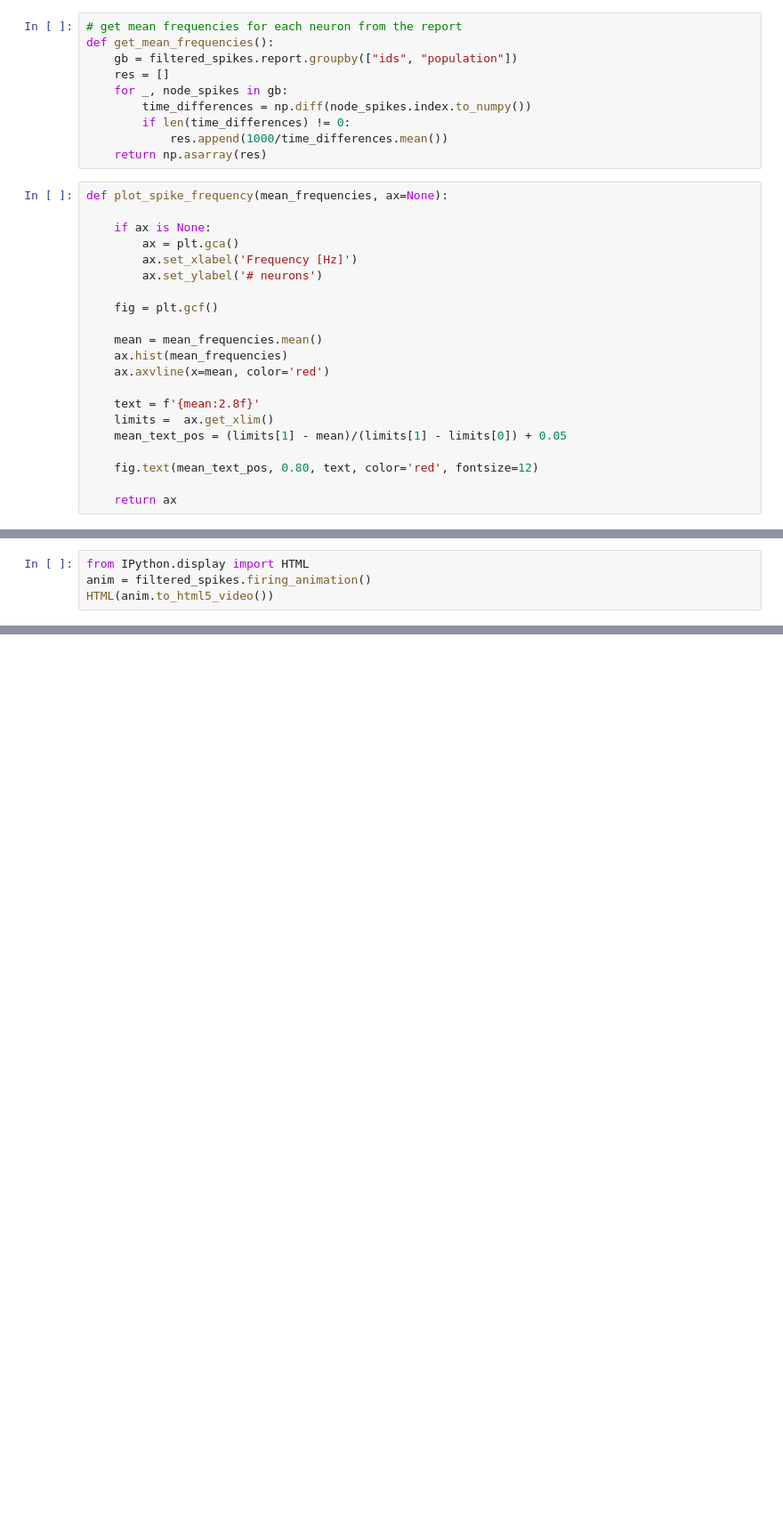
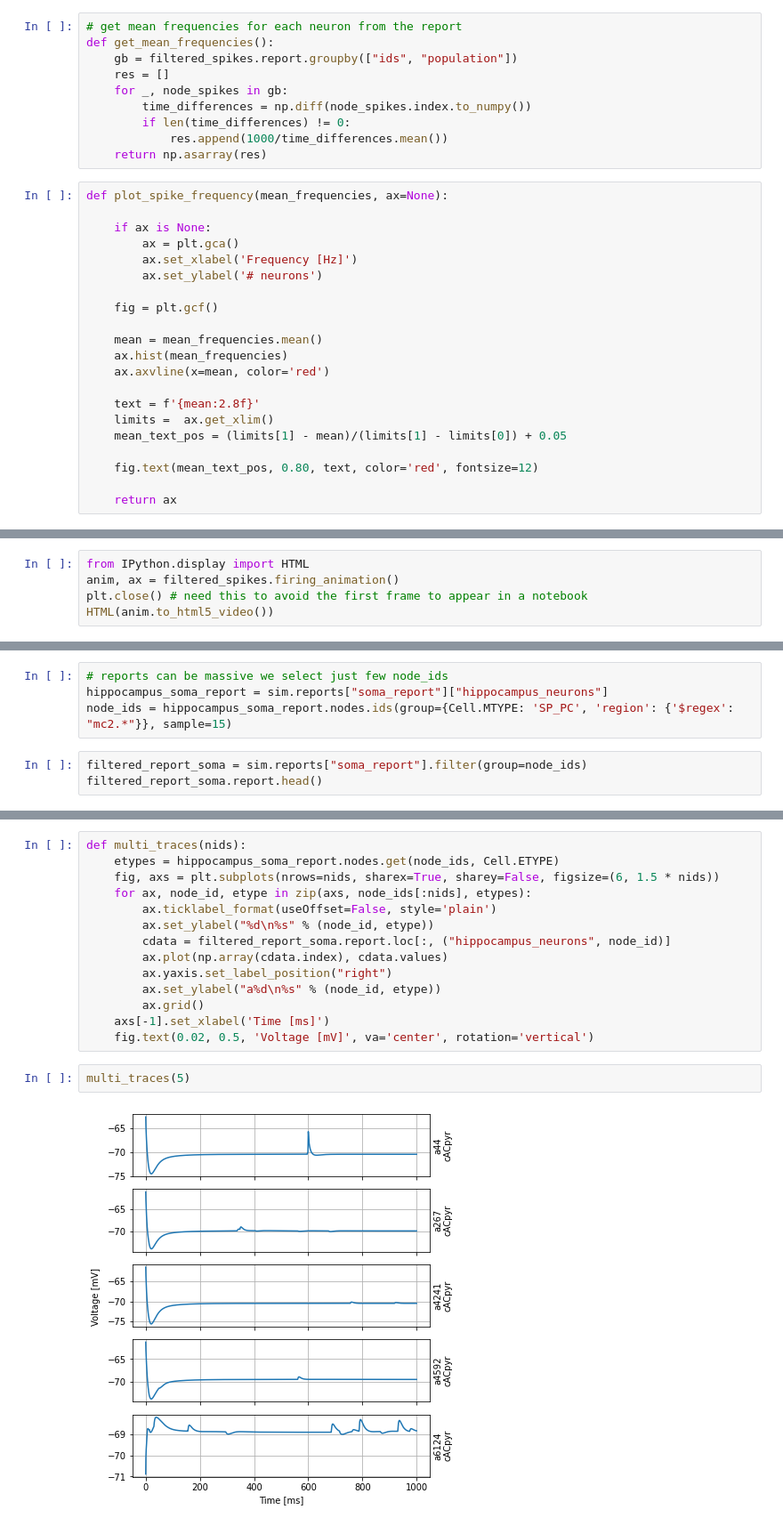
Before and after one commit to BlueBrain/MOOC-hippocampus-network-simulation-2019, a Jupyter notebook: notebooks/basic_simulation_analysis.ipynb, the cells around one changed output, grey strips where cells are left out. Shown: that part at 89% size. Cells and saved outputs as stored; diff of their text form; blank space fills up the shorter version.

```diff
--- a/notebooks/basic_simulation_analysis.ipynb
+++ b/notebooks/basic_simulation_analysis.ipynb
@@ -83,4 +120,5 @@ plot_spike_frequency(get_mean_frequencies())
 # %%
 from IPython.display import HTML
-anim = filtered_spikes.firing_animation()
+anim, ax = filtered_spikes.firing_animation()
+plt.close() # need this to avoid the first frame to appear in a notebook
 HTML(anim.to_html5_video())
@@ -89,0 +132,7 @@ HTML(anim.to_html5_video())
+# %%
+# reports can be massive we select just few node_ids
+hippocampus_soma_report = sim.reports["soma_report"]["hippocampus_neurons"]
+node_ids = hippocampus_soma_report.nodes.ids(group={Cell.MTYPE: 'SP_PC', 'region': {'$regex': "mc2.*"}}, sample=15)
+# %%
+filtered_report_soma = sim.reports["soma_report"].filter(group=node_ids)
+filtered_report_soma.report.head()
@@ -89,0 +147,18 @@ HTML(anim.to_html5_video())
+# %%
+def multi_traces(nids):
+    etypes = hippocampus_soma_report.nodes.get(node_ids, Cell.ETYPE)
+    fig, axs = plt.subplots(nrows=nids, sharex=True, sharey=False, figsize=(6, 1.5 * nids))
+    for ax, node_id, etype in zip(axs, node_ids[:nids], etypes):
+        ax.ticklabel_format(useOffset=False, style='plain')
+        ax.set_ylabel("%d\n%s" % (node_id, etype))
+        cdata = filtered_report_soma.report.loc[:, ("hippocampus_neurons", node_id)]
+        ax.plot(np.array(cdata.index), cdata.values)
+        ax.yaxis.set_label_position("right")
+        ax.set_ylabel("a%d\n%s" % (node_id, etype))
+        ax.grid()
+    axs[-1].set_xlabel('Time [ms]')
+    fig.text(0.02, 0.5, 'Voltage [mV]', va='center', rotation='vertical')
+# %%
+multi_traces(5)
+# %% [output]
+[figure, added]
```
Also changed, not shown: parts of 16 cells of this notebook.
